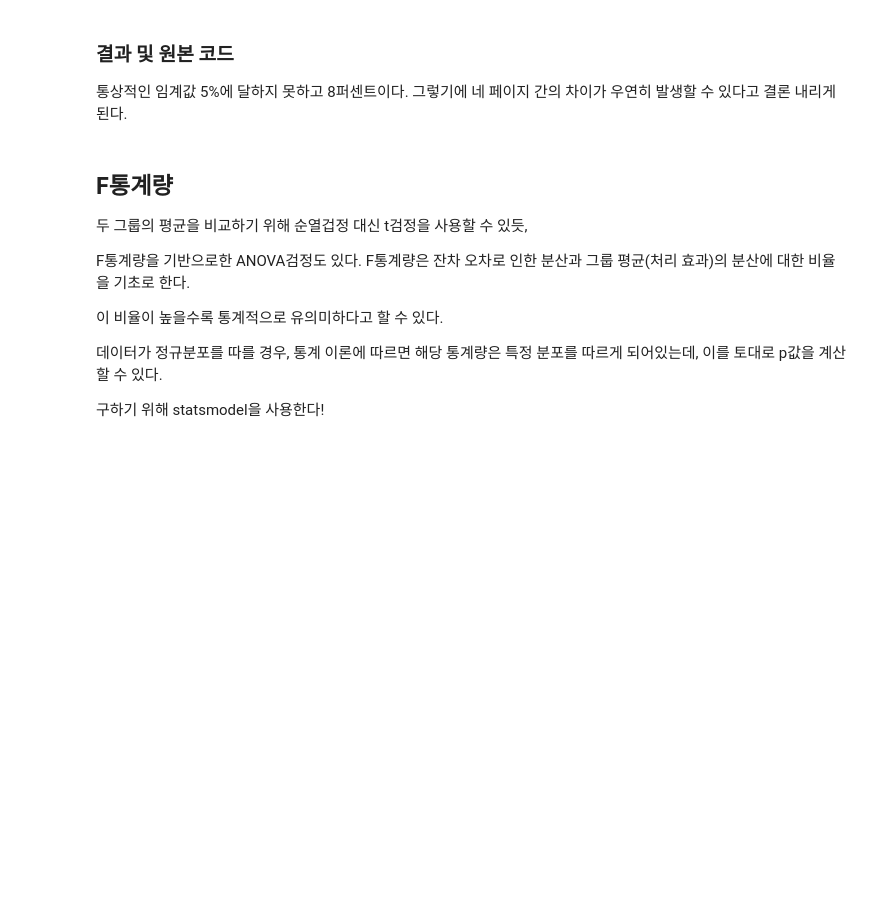
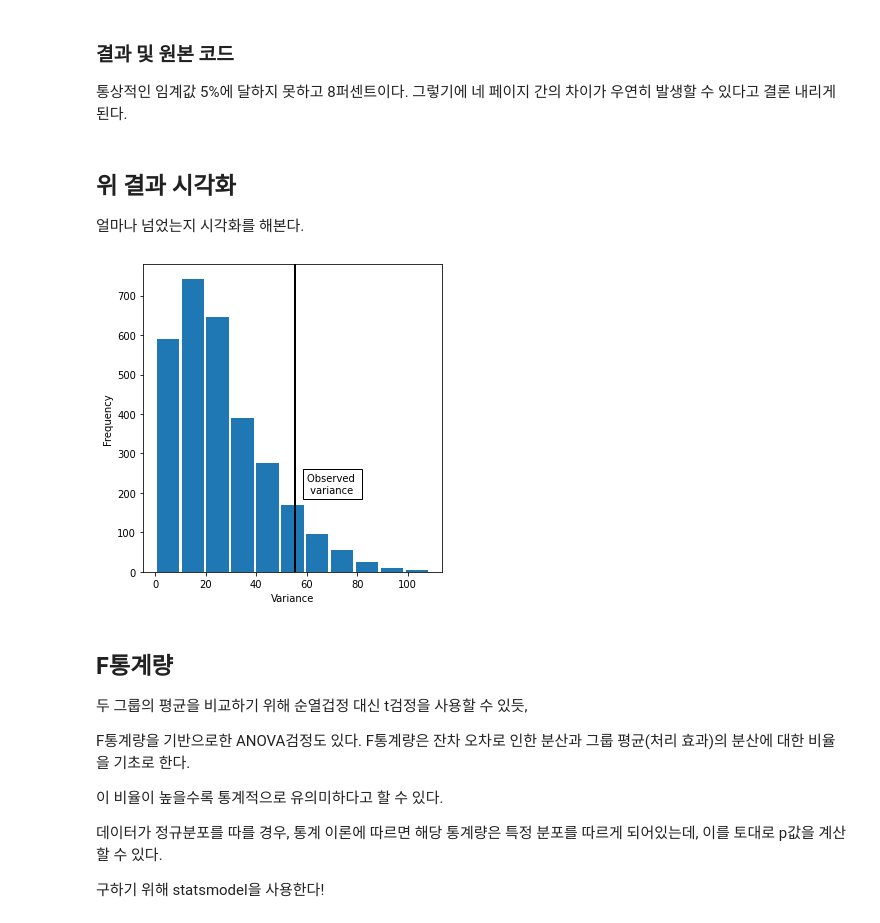
Before and after one commit to Angela-Park-JE/Practical_Statistics, a Jupyter notebook: Ch03/Ch3_6_ANOVA_CHI2.ipynb, the cells around one changed output. Cells and saved outputs as stored; diff of their text form; code cells hidden in the pictures; blank space fills up the shorter version.

```diff
--- a/Ch03/Ch3_6_ANOVA_CHI2.ipynb
+++ b/Ch03/Ch3_6_ANOVA_CHI2.ipynb
@@ -215,6 +215,24 @@ Pr(Prob) 0.08266666666666667
 #     return df.groupby('Page').mean().var()[0]
 
 # print(perm_test(four_sessions))
+# %% [markdown]
+## 위 결과 시각화
+
+얼마나 넘었는지 시각화를 해본다.
+# %%
+fig, ax = plt.subplots(figsize = (5, 5))
+
+ax.hist(perm_variance, bins = 11, rwidth = 0.9)
+ax.axvline(x = observed_variance, color = 'black', lw = 2) # 관측된 원래 평균의 분산
+ax.text(60, 200, 'Observed \n variance', bbox = {'facecolor':'white'})
+
+ax.set_xlabel('Variance')
+ax.set_ylabel('Frequency')
+
+plt.tight_layout()
+plt.show()
+# %% [output]
+[figure, added]
 # %% [markdown]
 ## F통계량
 
```
Also changed, not shown: parts of 18 cells of this notebook.
